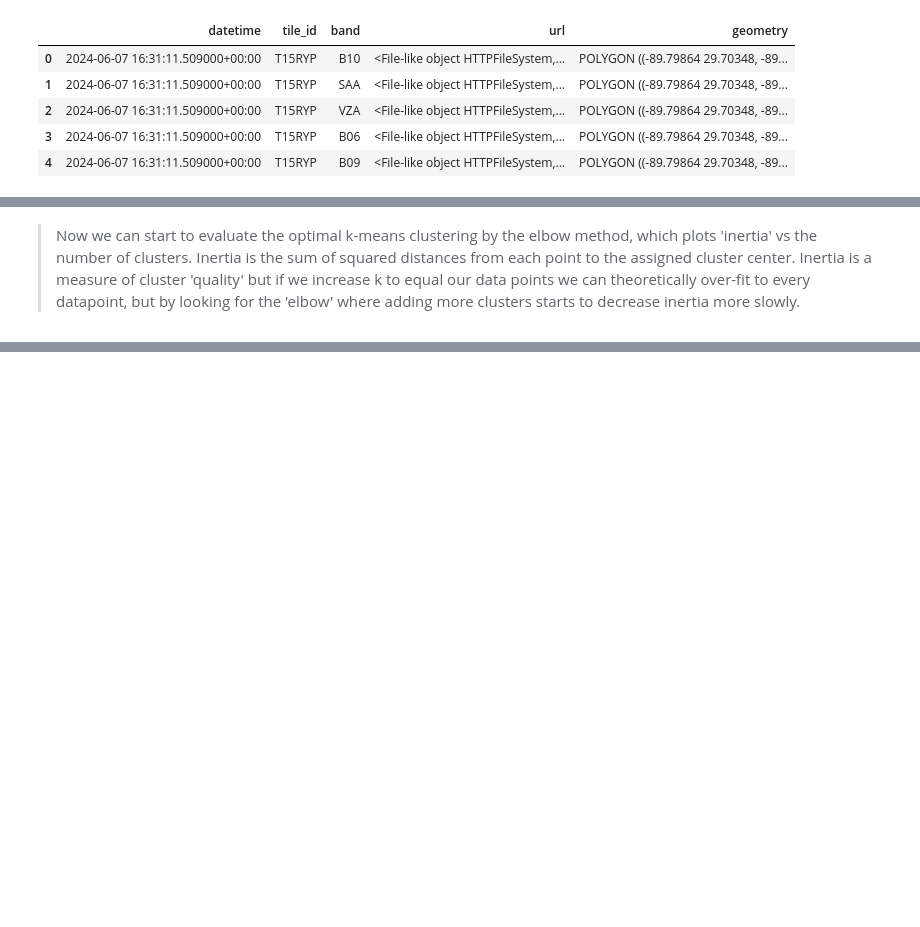
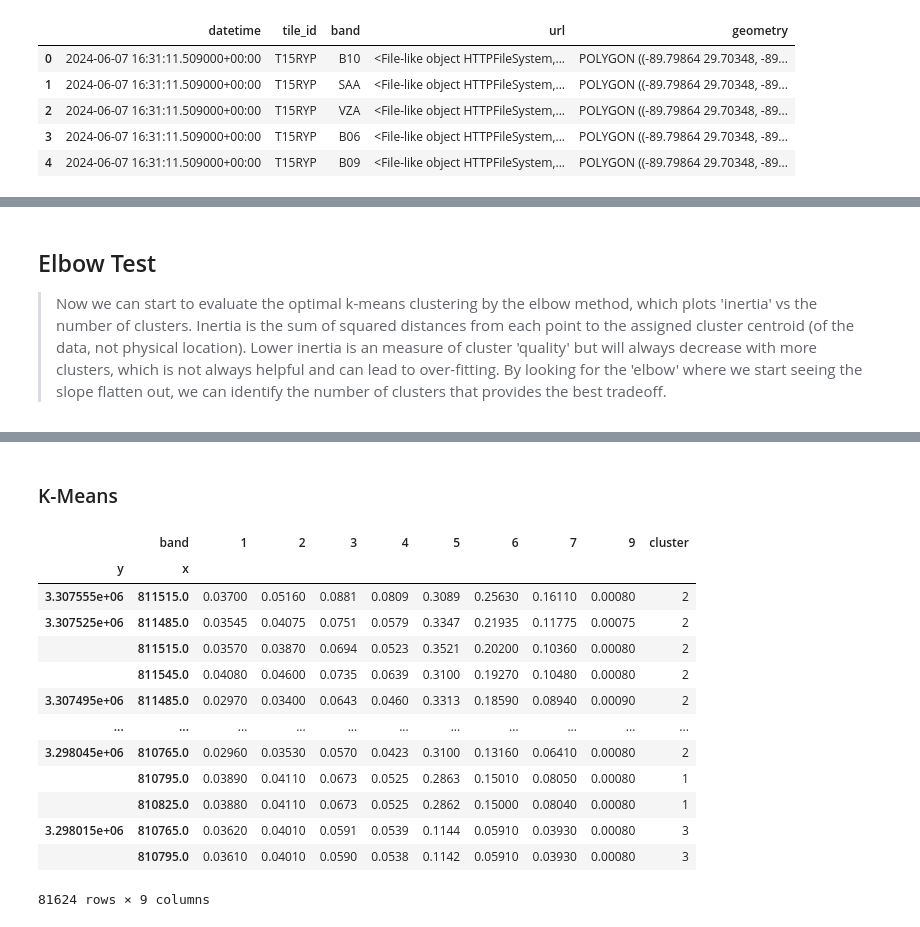
Before and after one commit to earthlab-education/spring-02-land-cover-clustering-cmcara, a Jupyter notebook: clustering_portfolio.ipynb, the cells around one changed output, grey strips where cells are left out. Saved outputs shown, nothing was run; the diff lists cells and outputs as text; code cells hidden in the pictures; blank space fills up the shorter version.

```diff
--- a/clustering_portfolio.ipynb
+++ b/clustering_portfolio.ipynb
@@ -777,5 +888,7 @@ model_df
 # %% [markdown]
-> Now we can start to evaluate the optimal k-means clustering by the elbow method, which plots 'inertia' vs the number of clusters. Inertia is the sum of squared distances from each point to the assigned cluster center. Inertia is a measure of cluster 'quality' but if we increase k to equal our data points we can theoretically over-fit to every datapoint, but by looking for the 'elbow' where adding more clusters starts to decrease inertia more slowly.
+## Elbow Test
+
+> Now we can start to evaluate the optimal k-means clustering by the elbow method, which plots 'inertia' vs the number of clusters. Inertia is the sum of squared distances from each point to the assigned cluster centroid (of the data, not physical location). Lower inertia is an measure of cluster 'quality' but will always decrease with more clusters, which is not always helpful and can lead to over-fitting. By looking for the 'elbow' where we start seeing the slope flatten out, we can identify the number of clusters that provides the best tradeoff.
 # %%
 # select only feature columns
 feature_cols = model_df.columns.difference(['x','y'])
@@ -840,0 +965,29 @@ hv.save(elbow_plot, "img/elbow_output.html")
+# %% [markdown]
+### K-Means
+# %%
+# initialize k-means model at optimal k found above
+k_means = KMeans(n_clusters = optimal_k, random_state=123)
+
+# fit model and predict clusters
+prediction = k_means.fit_predict(model_df.values)
+
+# add the predicted cluster values to the model dataframe
+model_df['cluster'] = prediction
+
+# test the data to see cluster column
+model_df
+# %% [output]
+|  | band | 1 | 2 | 3 | 4 | 5 | 6 | 7 | 9 | cluster |
+| y | x |  |  |  |  |  |  |  |  |  |
+| 3.307555e+06 | 811515.0 | 0.03700 | 0.05160 | 0.0881 | 0.0809 | 0.3089 | 0.25630 | 0.16110 | 0.00080 | 2 |
+| 3.307525e+06 | 811485.0 | 0.03545 | 0.04075 | 0.0751 | 0.0579 | 0.3347 | 0.21935 | 0.11775 | 0.00075 | 2 |
+|  | 811515.0 | 0.03570 | 0.03870 | 0.0694 | 0.0523 | 0.3521 | 0.20200 | 0.10360 | 0.00080 | 2 |
+|  | 811545.0 | 0.04080 | 0.04600 | 0.0735 | 0.0639 | 0.3100 | 0.19270 | 0.10480 | 0.00080 | 2 |
+| 3.307495e+06 | 811485.0 | 0.02970 | 0.03400 | 0.0643 | 0.0460 | 0.3313 | 0.18590 | 0.08940 | 0.00090 | 2 |
+| ... | ... | ... | ... | ... | ... | ... | ... | ... | ... | ... |
+| 3.298045e+06 | 810765.0 | 0.02960 | 0.03530 | 0.0570 | 0.0423 | 0.3100 | 0.13160 | 0.06410 | 0.00080 | 2 |
+|  | 810795.0 | 0.03890 | 0.04110 | 0.0673 | 0.0525 | 0.2863 | 0.15010 | 0.08050 | 0.00080 | 1 |
+|  | 810825.0 | 0.03880 | 0.04110 | 0.0673 | 0.0525 | 0.2862 | 0.15000 | 0.08040 | 0.00080 | 1 |
+| 3.298015e+06 | 810765.0 | 0.03620 | 0.04010 | 0.0591 | 0.0539 | 0.1144 | 0.05910 | 0.03930 | 0.00080 | 3 |
+|  | 810795.0 | 0.03610 | 0.04010 | 0.0590 | 0.0538 | 0.1142 | 0.05910 | 0.03930 | 0.00080 | 3 |
+81624 rows × 9 columns
```
Also changed, not shown: parts of 59 cells of this notebook, 10 other files.
